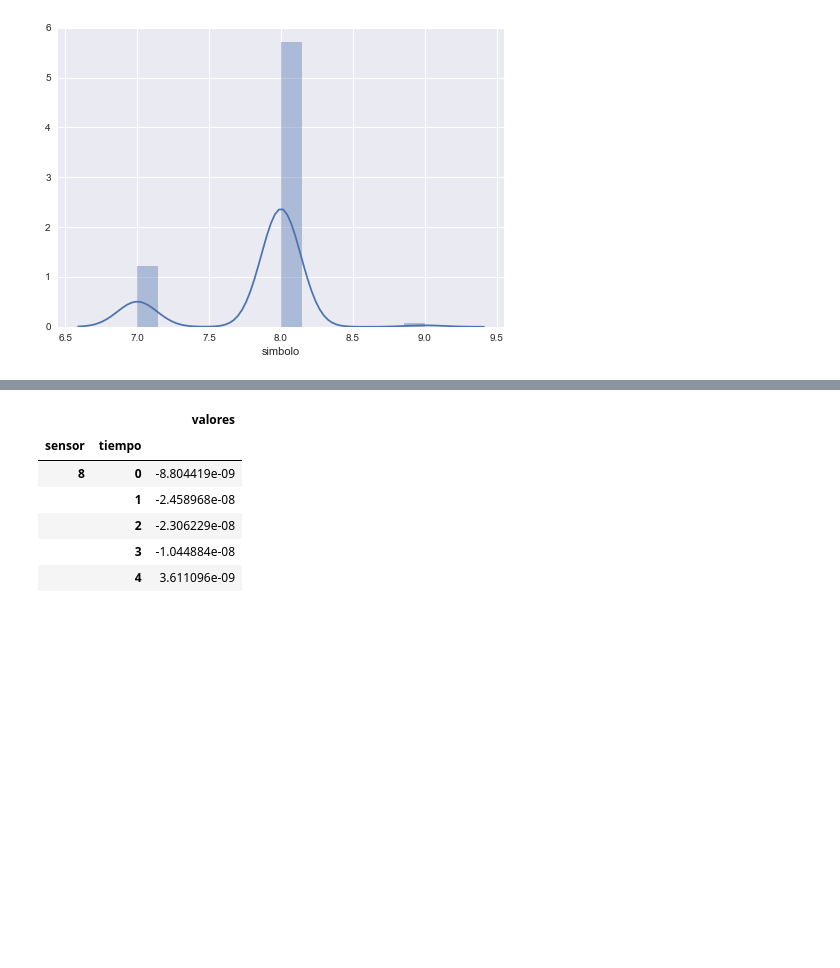
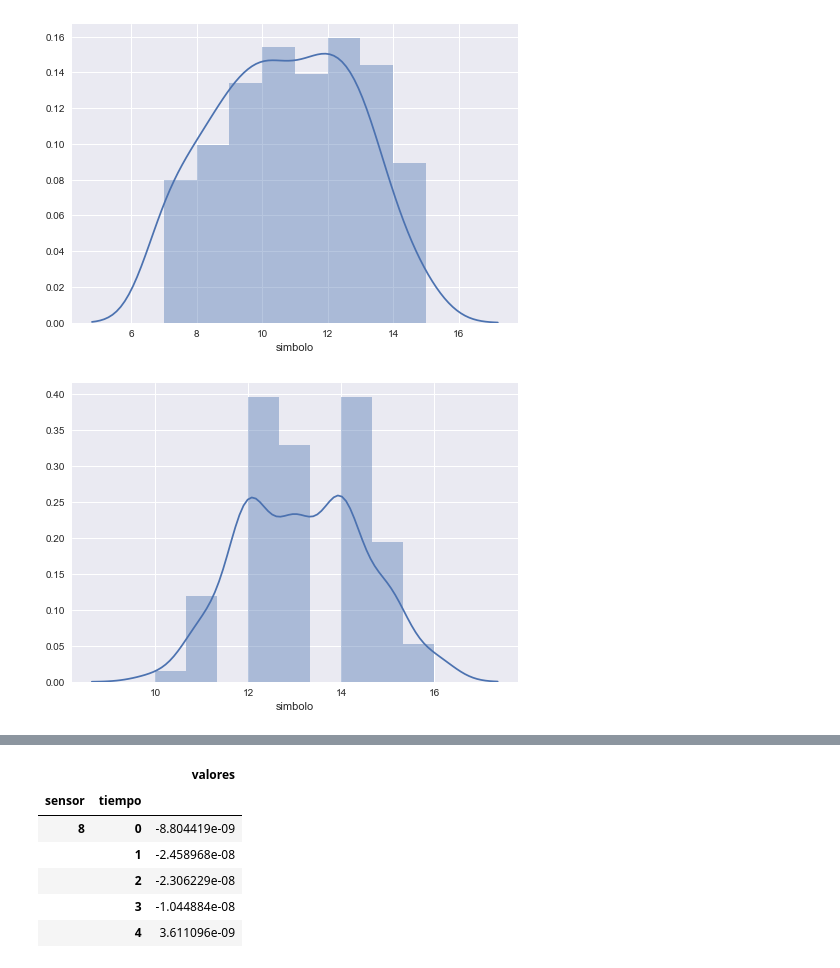
Before and after one commit to BrianBohe/DataScienceCourse, a Jupyter notebook: tp2/resolucion_2.ipynb, the cells around one changed output, grey strips where cells are left out. Cells and saved outputs as stored; diff of their text form; code cells hidden in the pictures; blank space fills up the shorter version.

```diff
--- a/tp2/resolucion_2.ipynb
+++ b/tp2/resolucion_2.ipynb
@@ -62,0 +34,12 @@ Paciente 9
+# %%
+# Calculo de N (cantidad de bins): Se usa n = 201 porque los epochs tienen esa cantidad de muestras
+pacientes = pd.concat(pacientes_P + pacientes_S)
+val = pacientes.groupby("sensor")['valores']
+v = (val.max() - val.min()) / (3.5*val.std() * 201 ** (-1/3))
+i_s = pd.DataFrame({'sensor':v.index, 'N':v.values})
+i_s['N'] = list(map(math.ceil,i_s['N']))
+i_s['min'] = val.min().values
+i_s['max'] = val.max().values
+i_s['step'] = (i_s['max'] - i_s['min']) / i_s['N']
+i_s = i_s.set_index('sensor')
+i_s
@@ -62,0 +62,8 @@ Paciente 9
+# %%
+def obtener_simbolo(v):
+    sensor = v.reset_index().sensor[0]
+    print(sensor)
+    simbolo = (v.valores - i_s.loc[sensor]['min']) // i_s.loc[sensor]['step']
+    return simbolo
+pacientes['simbolo'] = pacientes.groupby("sensor").apply(obtener_simbolo).values
+pacientes.head()
@@ -63,5 +83,8 @@ Paciente 9
 # %%
-sns.distplot(pacientes_P[0].loc[0,0,8,:]['simbolo'])
+sns.distplot(pacientes.loc[1,0,8,:]['simbolo'])
 sns.plt.show()
+sns.distplot(pacientes.loc[3,0,8,:]['simbolo'])
+sns.plt.show()
 # %% [output]
-[figure, old version]
+[figure, new version]
+[figure, added]
```
Also changed, not shown: parts of 27 cells of this notebook, 1 other file.
